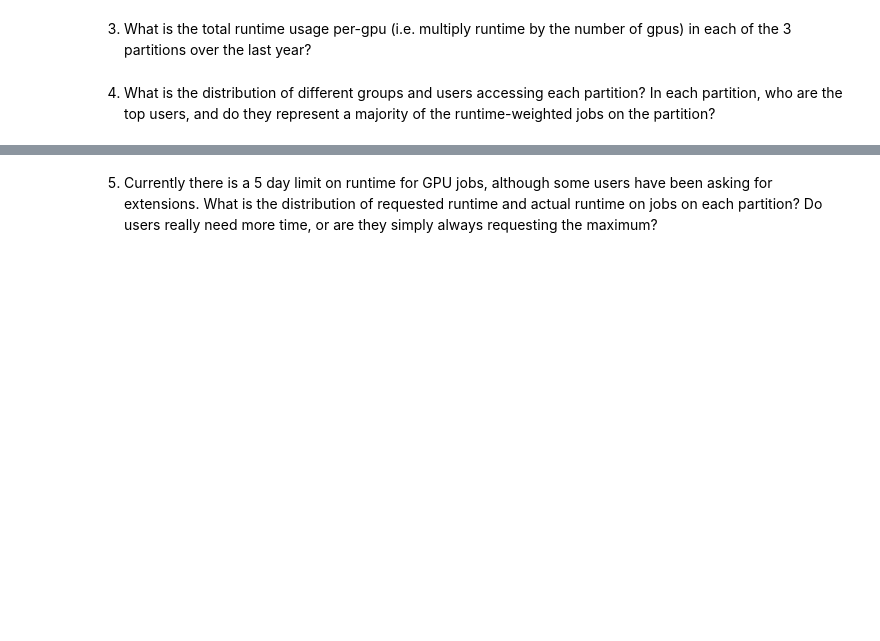
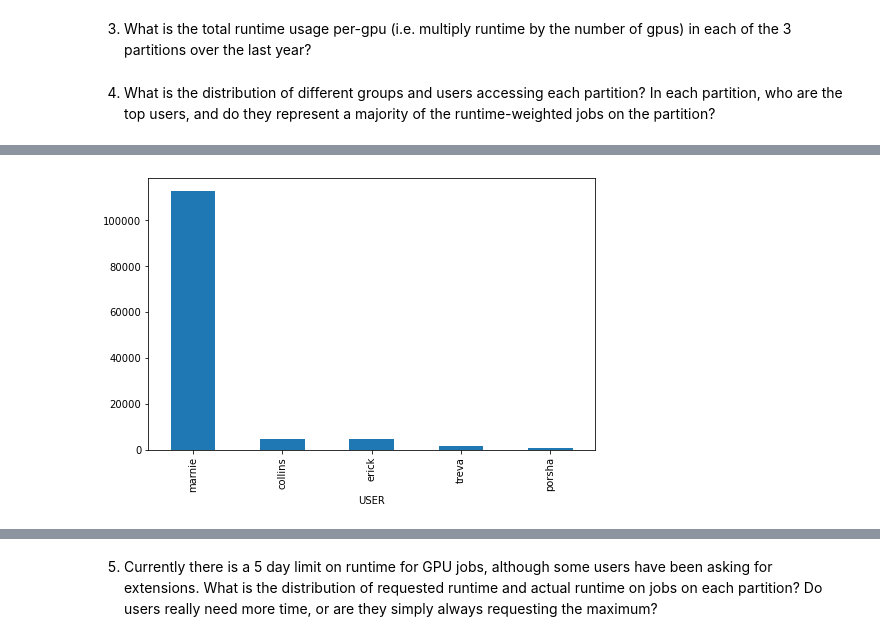
Before and after one commit to tomoumer/accre_project-pizza, a Jupyter notebook: notebooks/TU_accre_project.ipynb, the cells around one changed output, grey strips where cells are left out. Drawn from its saved outputs; the diff is of its cells as text; code cells hidden in the pictures; blank space fills up the shorter version.

```diff
--- a/notebooks/TU_accre_project.ipynb
+++ b/notebooks/TU_accre_project.ipynb
@@ -516,0 +596,9 @@ accre_df[accre_df['GPUS'] != 1].groupby(['PARTITION', 'GPUS']).count()
+# %%
+accre_maxwell = accre_df[accre_df['PARTITION'] == 'maxwell']
+accre_pascal = accre_df[accre_df['PARTITION'] == 'pascal']
+accre_turing = accre_df[accre_df['PARTITION'] == 'turing']
+# %%
+plt.figure(figsize = (8,5))
+accre_maxwell.value_counts('USER').head().plot(kind='bar');
+# %% [output]
+[figure, added]
```
Also changed, not shown: parts of 49 cells of this notebook.
